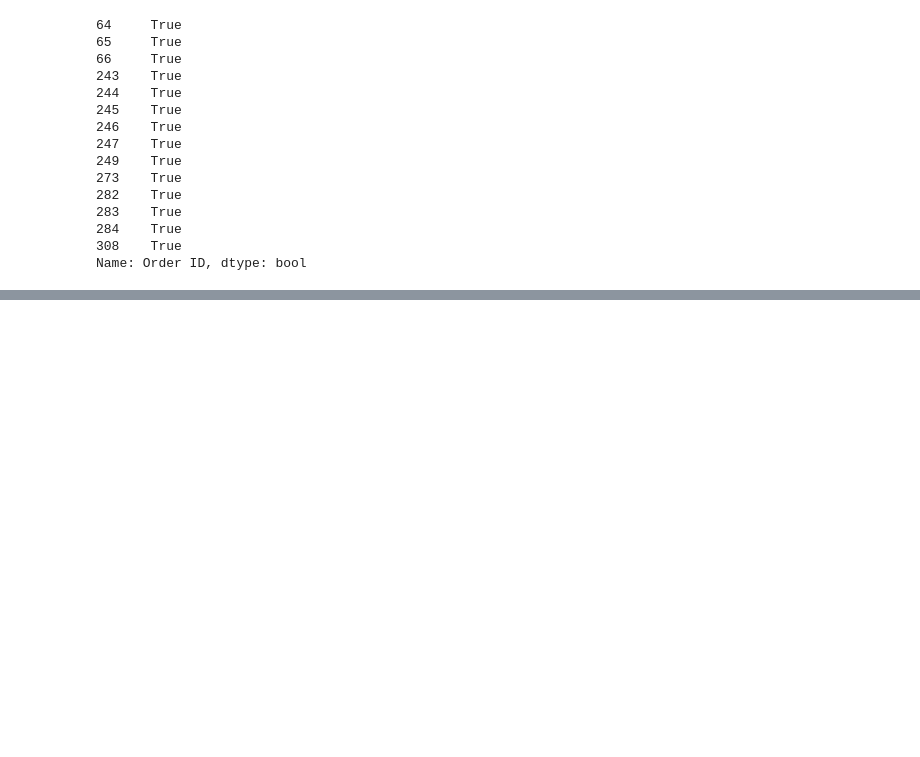
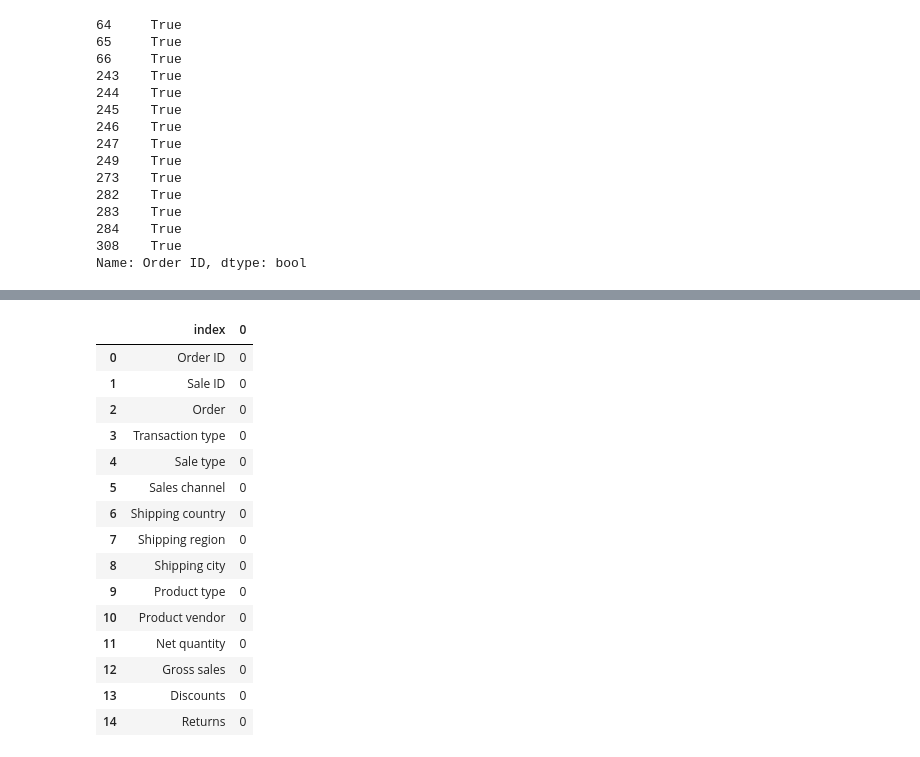
Before and after one commit to ezishr/NEO_InspiredFashion, a Jupyter notebook: sample.ipynb, the cells around one changed output, grey strips where cells are left out. Saved outputs shown, nothing was run; the diff lists cells and outputs as text; code cells hidden in the pictures; blank space fills up the shorter version.

```diff
--- a/sample.ipynb
+++ b/sample.ipynb
@@ -273,0 +632,21 @@ pd.DataFrame(order_df.isna().sum())
+# %%
+df.isna().sum().reset_index().sort_values(by=0, ascending=False).head(15)
+
+# df['color'].unique()
+# %% [output]
+|  | index | 0 |
+| 0 | Order ID | 0 |
+| 1 | Sale ID | 0 |
+| 2 | Order | 0 |
+| 3 | Transaction type | 0 |
+| 4 | Sale type | 0 |
+| 5 | Sales channel | 0 |
+| 6 | Shipping country | 0 |
+| 7 | Shipping region | 0 |
+| 8 | Shipping city | 0 |
+| 9 | Product type | 0 |
+| 10 | Product vendor | 0 |
+| 11 | Net quantity | 0 |
+| 12 | Gross sales | 0 |
+| 13 | Discounts | 0 |
+| 14 | Returns | 0 |
```
Also changed, not shown: parts of 22 cells of this notebook, 2 other files.
